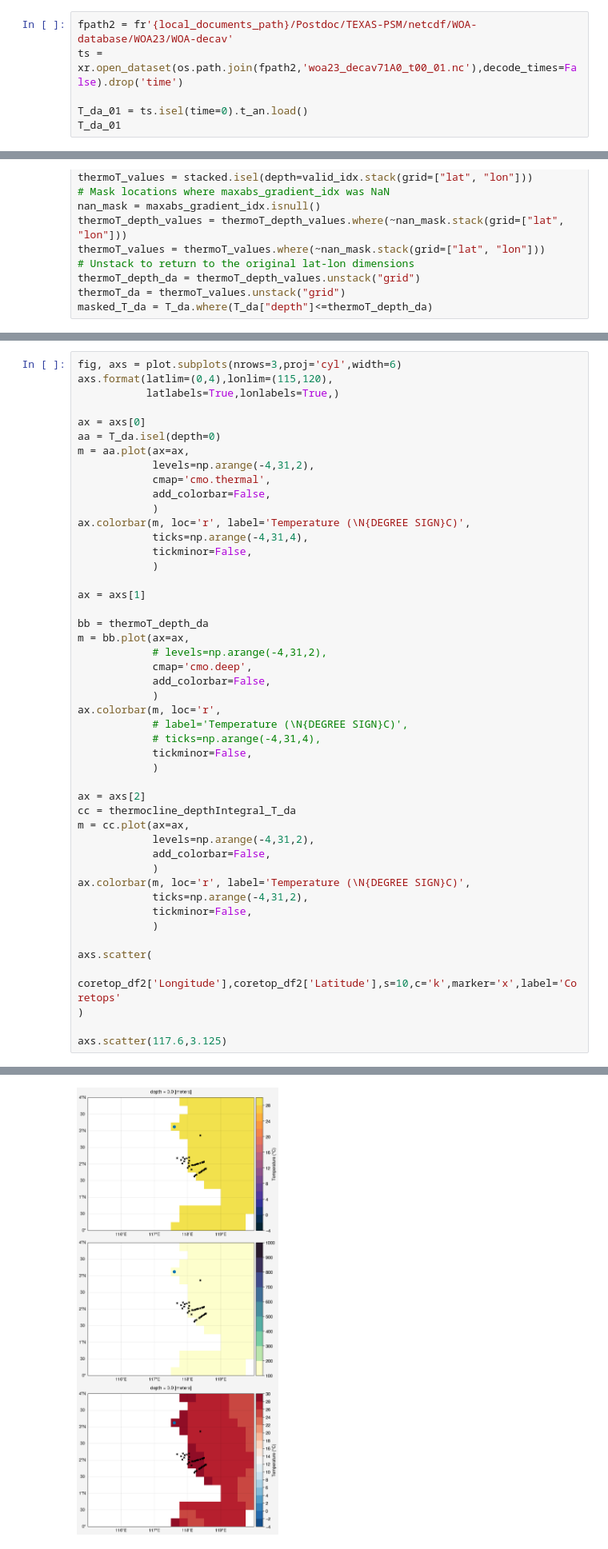
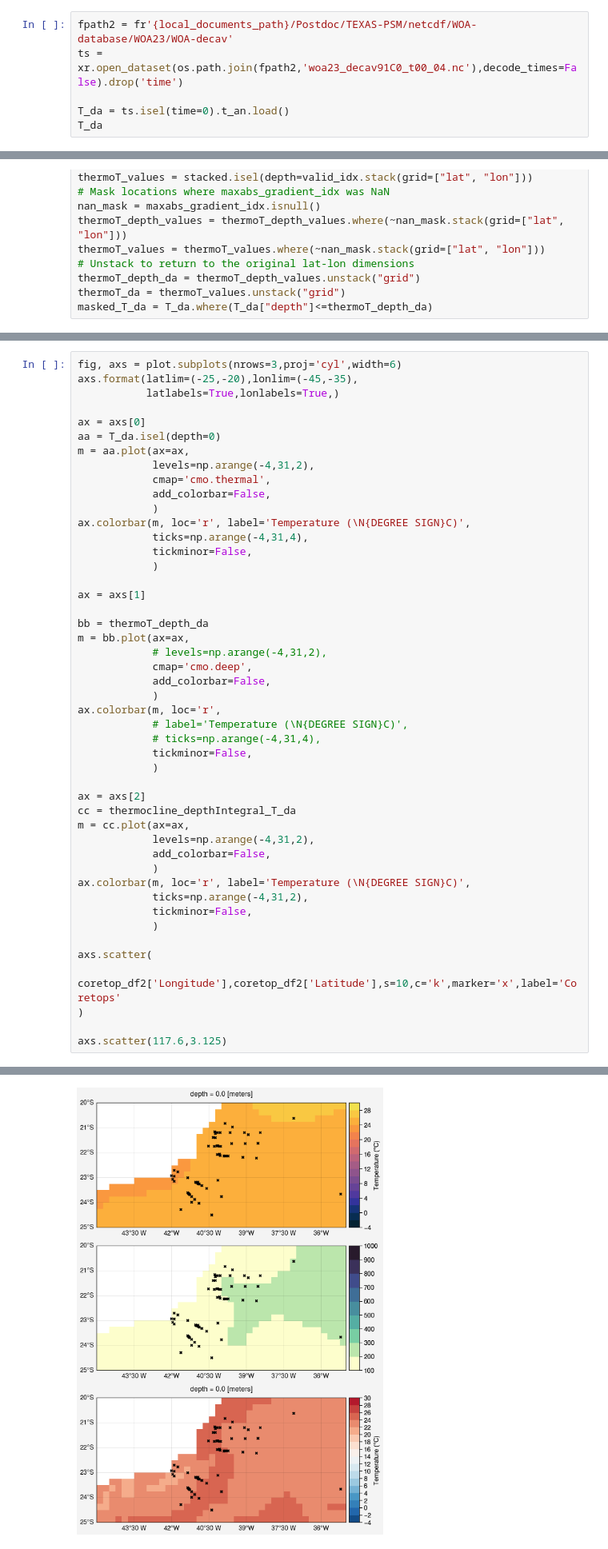
Before and after one commit to PaleoLipidRR/nutrient-effect-on-TEX, a Jupyter notebook: ipynb_files/SI_code1_PreProcessing_rev1.ipynb, the cells around one changed output, grey strips where cells are left out. Shown at 80% size. Drawn from its saved outputs; the diff is of its cells as text.

Commit message:
revised code - change WOA23 data from "decav71A0" to "decav91C0"

```diff
--- a/ipynb_files/SI_code1_PreProcessing_rev1.ipynb
+++ b/ipynb_files/SI_code1_PreProcessing_rev1.ipynb
@@ -596,7 +352,7 @@ Details:
 # %%
 fpath2 = fr'{local_documents_path}/Postdoc/TEXAS-PSM/netcdf/WOA-database/WOA23/WOA-decav'
-ts = xr.open_dataset(os.path.join(fpath2,'woa23_decav71A0_t00_01.nc'),decode_times=False).drop('time')
+ts = xr.open_dataset(os.path.join(fpath2,'woa23_decav91C0_t00_04.nc'),decode_times=False).drop('time')
 
-T_da_01 = ts.isel(time=0).t_an.load()
-T_da_01
+T_da = ts.isel(time=0).t_an.load()
+T_da
 # %% [output]
@@ -892,6 +503,6 @@ ax.scatter(41,18)
 # %%
 fig, axs = plot.subplots(nrows=3,proj='cyl',width=6)
-axs.format(latlim=(0,4),lonlim=(115,120),
+axs.format(latlim=(-25,-20),lonlim=(-45,-35),
            latlabels=True,lonlabels=True,)
 
 ax = axs[0]
@@ -913,34 +524,34 @@ m = bb.plot(ax=ax,
             # levels=np.arange(-4,31,2),
             cmap='cmo.deep',
             add_colorbar=False,
             )
 ax.colorbar(m, loc='r',
             # label='Temperature (\N{DEGREE SIGN}C)',
             # ticks=np.arange(-4,31,4),
             tickminor=False,
             )
 
 ax = axs[2]
 cc = thermocline_depthIntegral_T_da
 m = cc.plot(ax=ax,
             levels=np.arange(-4,31,2),
             add_colorbar=False,
             )
 ax.colorbar(m, loc='r', label='Temperature (\N{DEGREE SIGN}C)',
             ticks=np.arange(-4,31,2),
             tickminor=False,
             )
 
 axs.scatter(
     coretop_df2['Longitude'],coretop_df2['Latitude'],s=10,c='k',marker='x',label='Coretops'
 )
 
 axs.scatter(117.6,3.125)
 # %% [output]
 (<matplotlib.collections.PathCollection at 0x...>,
  <matplotlib.collections.PathCollection at 0x...>,
  <matplotlib.collections.PathCollection at 0x...>)
-[figure, old version]
+[figure, new version]
 # %%
 T_da.sel(lon=117.5,lat=3.1,method='nearest').dropna('depth').integrate('depth')
 # %% [output]
```
Also changed, not shown: parts of 33 cells of this notebook, 7 other files.
